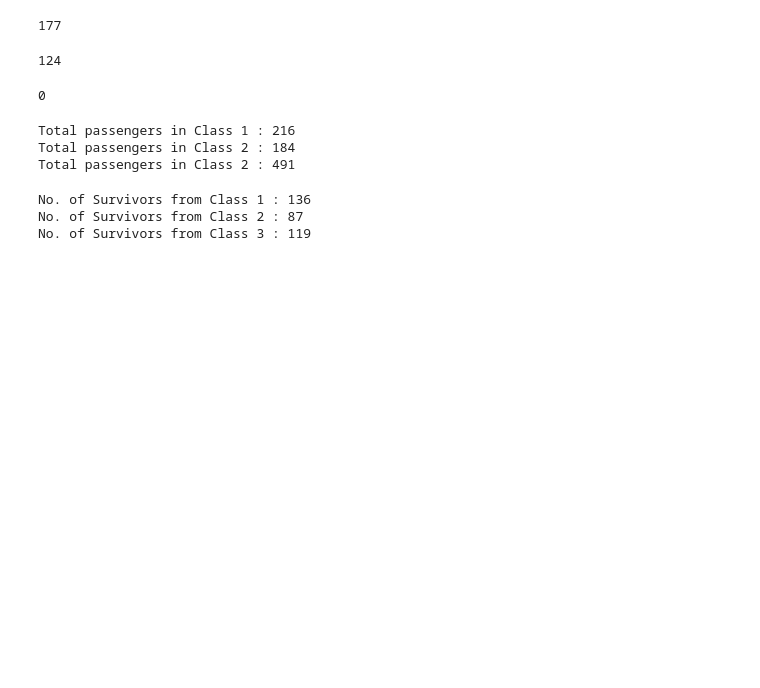
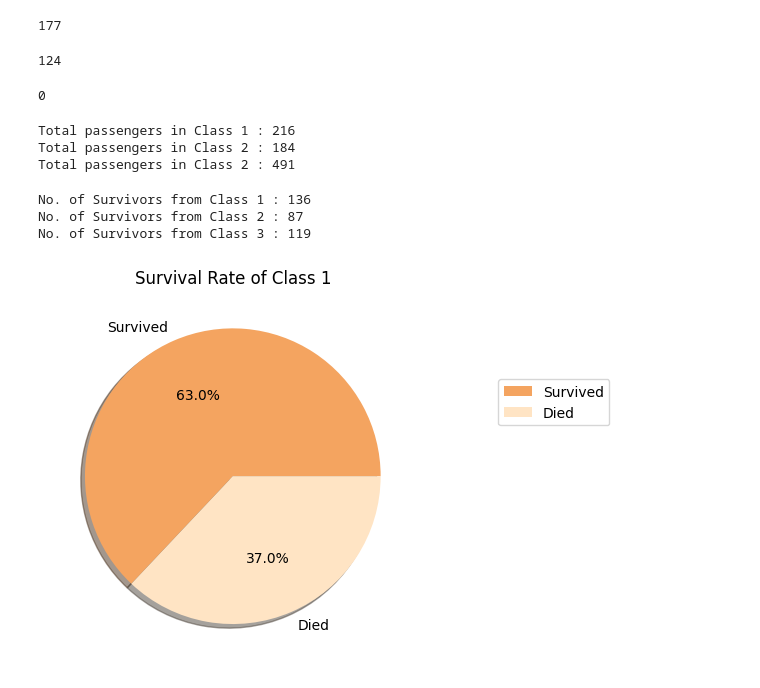
Before and after one commit to hafsatariq18/Titanic-Dataset, a Jupyter notebook: Titanic-Dataset.ipynb, the cells around one changed output. Saved outputs shown, nothing was run; the diff lists cells and outputs as text; code cells hidden in the pictures; blank space fills up the shorter version.

Commit message:
Survival Rates Across Passenger Classes
Visualized Survival Rates Across Passenger Classes in Titanic Dataset and graphically represented the survival rates of passengers from different classes

```diff
--- a/Titanic-Dataset.ipynb
+++ b/Titanic-Dataset.ipynb
@@ -140,3 +140,14 @@ print("No. of Survivors from Class 3 :",class3_survival)
 No. of Survivors from Class 1 : 136
 No. of Survivors from Class 2 : 87
 No. of Survivors from Class 3 : 119
+# %%
+class1_died=class1_count-class1_survival
+
+colours=["sandybrown","bisque"]
+data={'Survived':class1_survival, 'Died':class1_died}
+plt.pie(data.values(),labels=data.keys(),shadow=True,colors=colours,autopct='%2.1f%%')
+plt.title('Survival Rate of Class 1')
+plt.legend(loc="center left",bbox_to_anchor=(1.2,0.7),labels=data.keys())
+plt.show()
+# %% [output]
+[figure, added]
```
Also changed, not shown: parts of 2 cells of this notebook.
